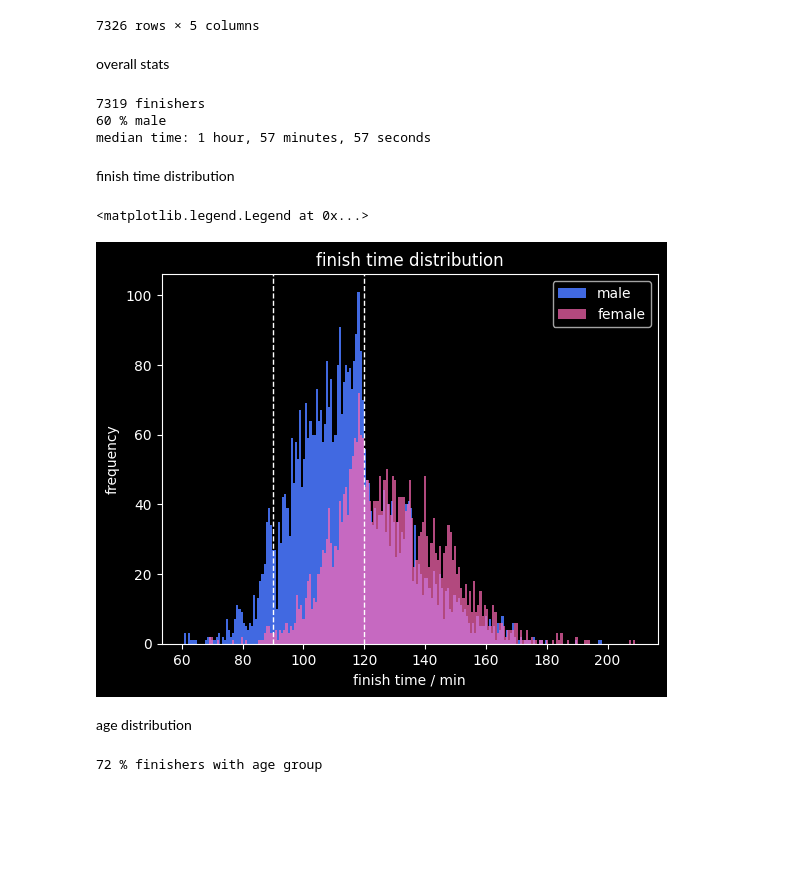
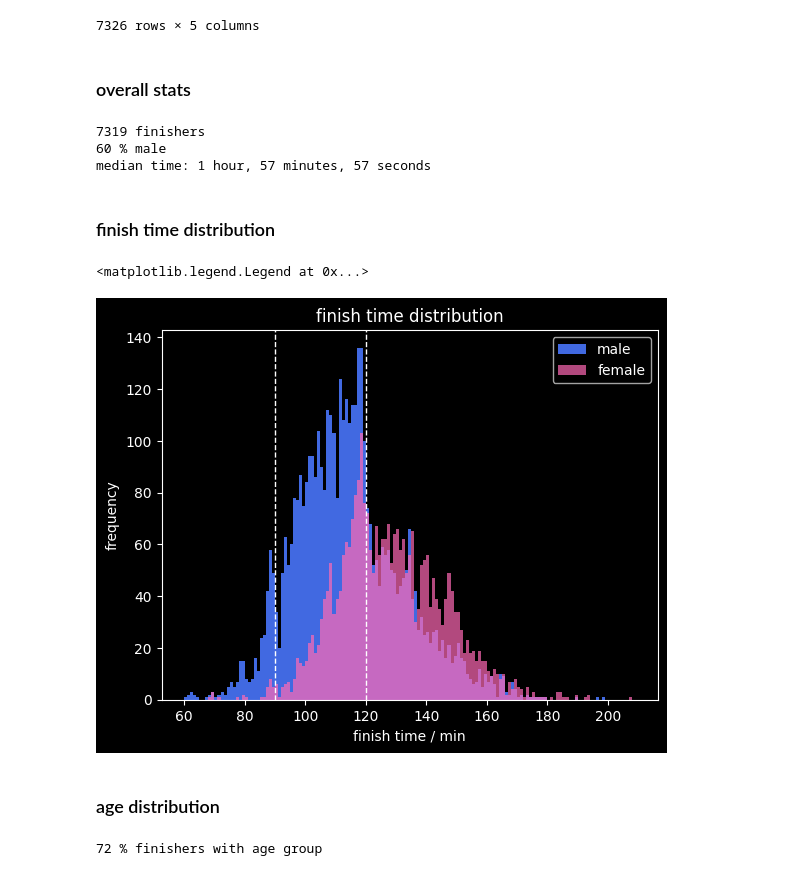
Before and after one commit to gerritnowald/Gutenberg-Halbmarathon-Mainz-2025-analysis, a Jupyter notebook: analysis.ipynb, the cells around one changed output. Saved outputs shown, nothing was run; the diff lists cells and outputs as text; code cells hidden in the pictures; blank space fills up the shorter version.

Commit message:
bin sizes, gender neutral individual results, comments

```diff
--- a/analysis.ipynb
+++ b/analysis.ipynb
@@ -36,7 +38,7 @@ df
 | 7326 | 8846 | 50.0 | W | 0 days 03:29:02 | 209.033333 |
 7326 rows × 5 columns
 # %% [markdown]
-overall stats
+### overall stats
 # %%
 N_total = len(df['number'].unique())
 print(f'{N_total} finishers')
@@ -53,28 +55,27 @@ print(f"median time: {int(hours)} hour, {int(minutes)} minutes, {int(seconds)} s
 60 % male
 median time: 1 hour, 57 minutes, 57 seconds
 # %% [markdown]
-finish time distribution
+### finish time distribution
 # %%
-plt.hist(df.loc[df['sex'] == 'M' , 'time_min'], bins=200, color=color_m, label='male')
-plt.hist(df.loc[df['sex'] == 'W' , 'time_min'], bins=200, color=color_f, label='female', alpha=0.7)
+plt.hist(df.loc[df['sex'] == 'M' , 'time_min'], bins=range(60, 210, 1), color=color_m, label='male')
+plt.hist(df.loc[df['sex'] == 'W' , 'time_min'], bins=range(60, 210, 1), color=color_f, label='female', alpha=0.7)
 
-# plt.axvline(df.loc[df['number'] == number, 'time_min'].iloc[0], color='r', linestyle='dashed', linewidth=1, label=number)
+# plt.axvline(df.loc[df['number'] == number, 'time_min'].iloc[0], color='r', linestyle='dashed', linewidth=1, label=number)   # individual time
 plt.axvline(60 + 30,   color='w', linestyle='dashed', linewidth=1)
 plt.axvline(2*60,      color='w', linestyle='dashed', linewidth=1)
 # plt.axvline(df['time_min'].median(), color='w', linestyle='dashed', linewidth=1, label='median')
 
 plt.title('finish time distribution')
 plt.xlabel('finish time / min')
 plt.ylabel('frequency')
-# plt.gca().axes.get_yaxis().set_visible(False)
 plt.legend()
 
 # plt.savefig('finish_time_distribution.png', dpi=300, transparent=True)
 # %% [output]
 <matplotlib.legend.Legend at 0x...>
-[figure, old version]
+[figure, new version]
 # %% [markdown]
-age distribution
+### age distribution
 # %%
 df_age_male   = df[df['sex'] == 'M'].groupby('age').agg({'time_min': 'median', 'number' : 'count'})
 df_age_female = df[df['sex'] == 'W'].groupby('age').agg({'time_min': 'median', 'number' : 'count'})
```
Also changed, not shown: parts of 11 cells of this notebook, 2 other files.
